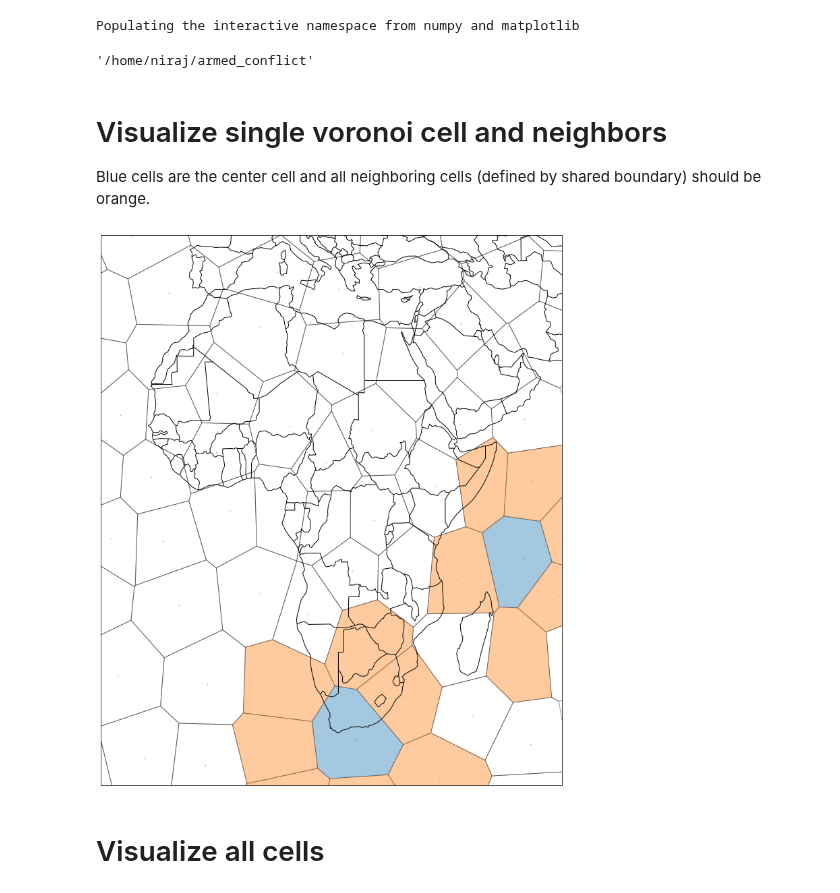
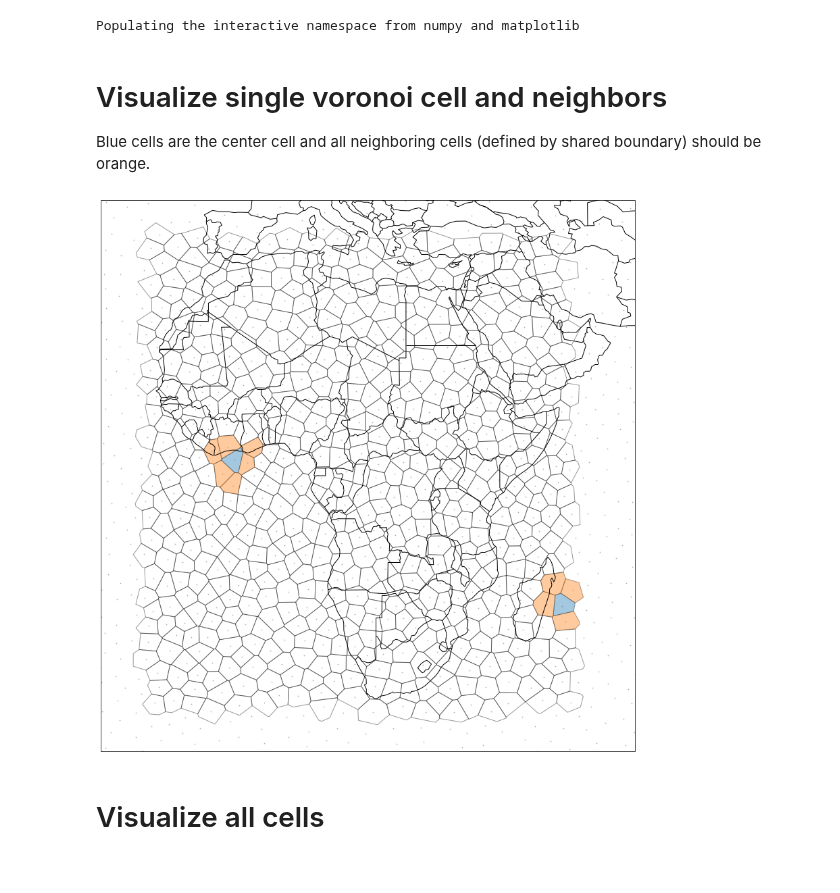
Before and after one commit to eltrompetero/armed_conflict_avalanche, a Jupyter notebook: voronoi_example.ipynb, the cells around one changed output. Drawn from its saved outputs; the diff is of its cells as text; code cells hidden in the pictures.

Commit message:
updated voronoi example ipynb

```diff
--- a/voronoi_example.ipynb
+++ b/voronoi_example.ipynb
@@ -23,16 +23,12 @@ wd = os.path.expanduser('~') + '/armed_conflict'
 assert os.path.isdir(wd)
-# %%
-pwd
-# %% [output]
-'/home/niraj/armed_conflict'
 # %% [markdown]
 # Visualize single voronoi cell and neighbors
 Blue cells are the center cell and all neighboring cells (defined by shared boundary) should be orange.
 # %%
 # set parameters for which voronoi cells to visualize
-dx = 20  # inverse solid angle, larger values are for smaller cells;
+dx = 80  # inverse solid angle, larger values are for smaller cells;
          # takes values of 40, 80, 160, 320, 640, 1280
-gridix = 3  # index for random voronoi grids;
+gridix = 0  # index for random voronoi grids;
             # there are 10, ranging from indices 0 to 9
 
 # load "poissd", which is an instance of PoissonDiscSphere;
@@ -45,35 +41,34 @@ centers = [Point(x, y) for x, y in transform(poissd.samples)]
 centers = gpd.GeoSeries(centers)
 
 # load the GDF (geodataframe) containing the voronoi cells as polygons
-polygons = gpd.read_file(f'{wd}/voronoi_grids/{dx}/borders{str(gridix).zfill(2)}.shp')
-polygons['neighbors'] = polygons['neighbors'].apply(lambda x: [int(i) for i in x.split(', ')])
+polygons = load_voronoi(dx, gridix)
 # %%
 # create a basic map with some geographic features including coastlines and country borders
 fig = plt.figure(figsize=(15,15))
 ax = fig.add_subplot(projection=ccrs.PlateCarree())
 ax.add_feature(cfeature.COASTLINE)
 ax.add_feature(cfeature.BORDERS)
 
 # draw the voronoi grid
 centers.plot(ax=ax, markersize=1, alpha=.2, color='k')
 polygons.plot(ax=ax, facecolor='none', edgecolor='k', alpha=.4)
 
 # for some random pixel, color it and its neighbors
-# np.random.seed(1)
+np.random.seed(1)
 randpix = np.random.choice(polygons.index, size=2, replace=False)
 for i in randpix:
-    polygons.iloc[[i]].plot(ax=ax,
-                            facecolor='C0',
-                            alpha=.4)
-    polygons.iloc[polygons.iloc[i]['neighbors']].plot(ax=ax,
-                                                      facecolor='C1',
-                                                      alpha=.4)
+    polygons.loc[[i]].plot(ax=ax,
+                           facecolor='C0',
+                           alpha=.4)
+    polygons.loc[polygons.loc[i]['neighbors']].plot(ax=ax,
+                                                    facecolor='C1',
+                                                    alpha=.4)
 
 # center the boundaries of the map about Africa
 ax.set_extent(array([0.05235987755982988+330/180*pi, 1.6406094968746698+330/180*pi,
                      -0.5853981633974483, 0.6203047484373349])*180/pi)
 # %% [output]
-[figure, old version]
+[figure, new version]
 # %% [markdown]
 # Visualize all cells
 # %%
```
Also changed, not shown: parts of 4 cells of this notebook.
